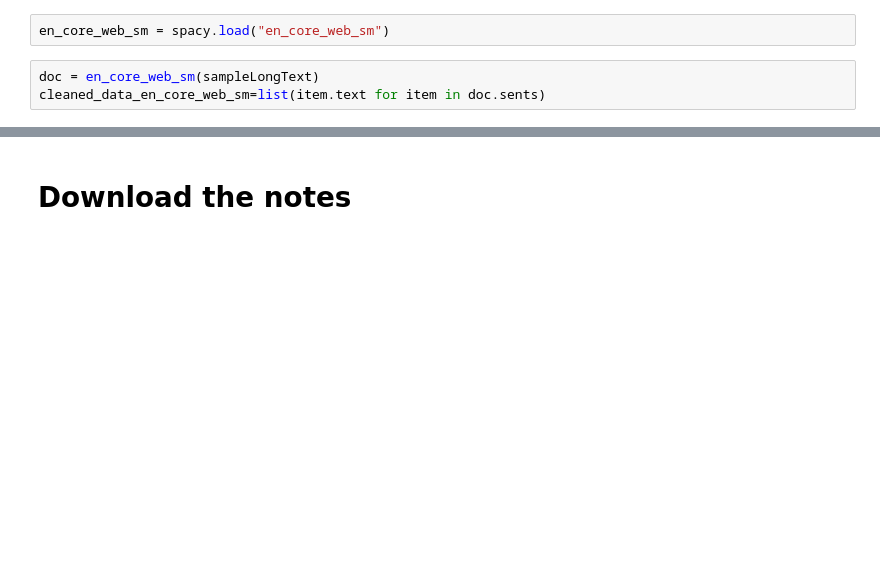
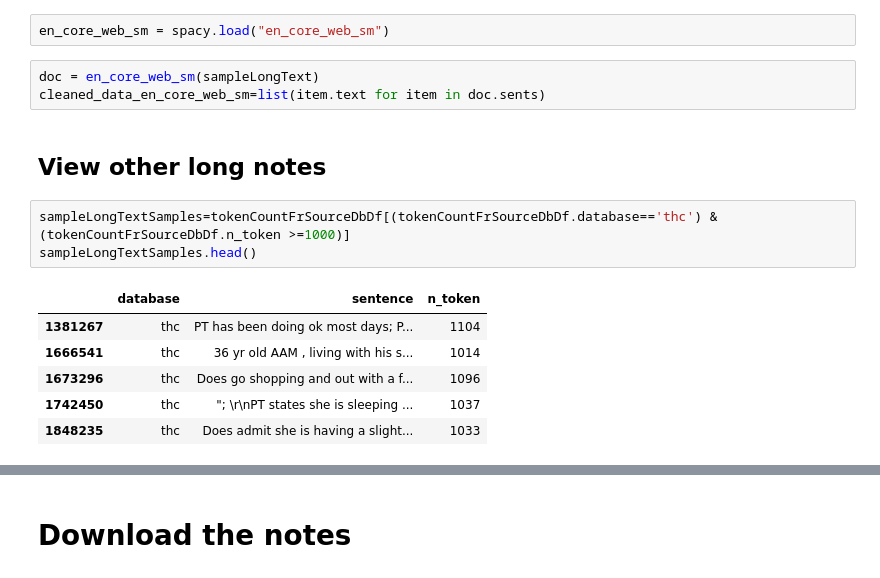
Before and after one commit to ShaoMinLiu-Holmusk/sentenceTokenizing, a Jupyter notebook: originalSentenceAnalysis.ipynb, the cells around one changed output, grey strips where cells are left out. Saved outputs shown, nothing was run; the diff lists cells and outputs as text; blank space fills up the shorter version.

```diff
--- a/originalSentenceAnalysis.ipynb
+++ b/originalSentenceAnalysis.ipynb
@@ -151,3 +151,15 @@ en_core_web_sm = spacy.load("en_core_web_sm")
 # %%
 doc = en_core_web_sm(sampleLongText)
 cleaned_data_en_core_web_sm=list(item.text for item in doc.sents)
+# %% [markdown]
+## View other long notes
+# %%
+sampleLongTextSamples=tokenCountFrSourceDbDf[(tokenCountFrSourceDbDf.database=='thc') & (tokenCountFrSourceDbDf.n_token >=1000)]
+sampleLongTextSamples.head()
+# %% [output]
+|  | database | sentence | n_token |
+| 1381267 | thc | PT has been doing ok most days; P... | 1104 |
+| 1666541 | thc | 36 yr old AAM , living with his s... | 1014 |
+| 1673296 | thc | Does go shopping and out with a f... | 1096 |
+| 1742450 | thc | "; \r\nPT states she is sleeping ... | 1037 |
+| 1848235 | thc | Does admit she is having a slight... | 1033 |
```
Also changed, not shown: parts of 18 cells of this notebook, 1 other file.
